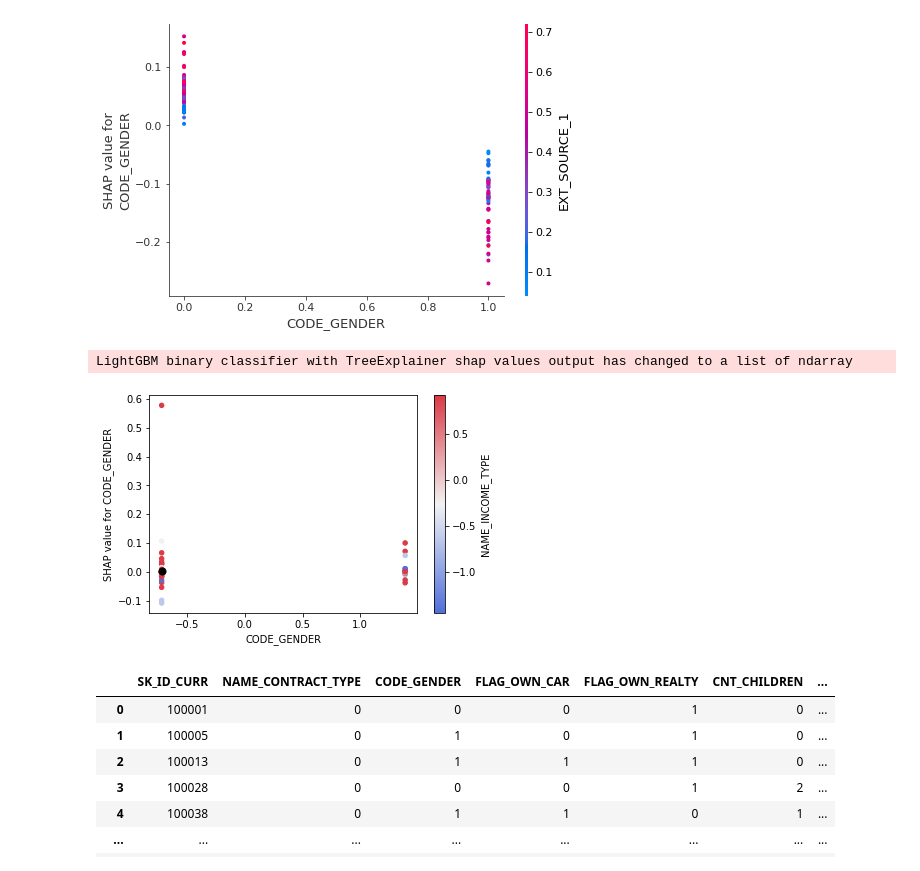
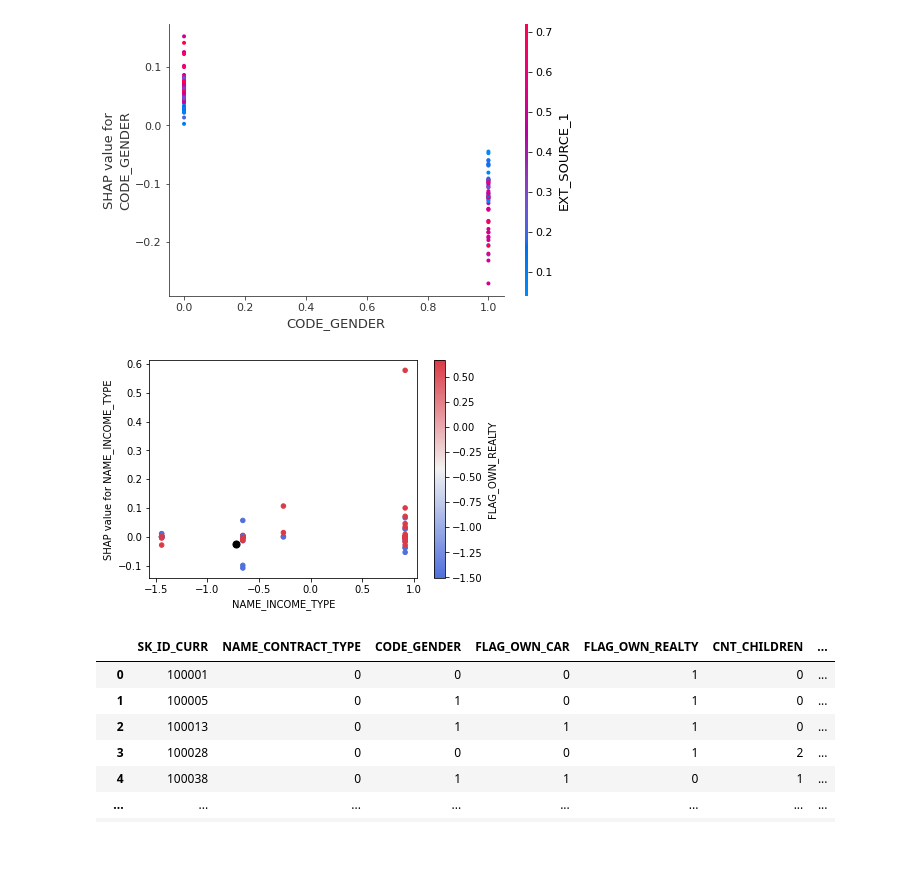
Before and after one commit to CecileLecoublet/Projet_credit, a Jupyter notebook: Dashboard/test.ipynb, the cells around one changed output. Cells and saved outputs as stored; diff of their text form; code cells hidden in the pictures.

Commit message:
Correction des choix de features shap

```diff
--- a/Dashboard/test.ipynb
+++ b/Dashboard/test.ipynb
@@ -54,18 +54,17 @@ def dep_plt(col, color_by, base_actual_df, base_shap_df, overlay_x, overlay_y):
 # %%
 X_train = X_train_scaled[0:122]
 shap_values_train = explainer.shap_values(X_train)
 j = 0
 for i in range(0, len(imp_cols)):
     #plot the top var and color by the 2nd var
     if i == 0 :
-        dep_plt(imp_cols[i], imp_cols[2],
+        dep_plt(imp_cols[2], imp_cols[3],
         X_train,
         shap_values_train[0][i],
         X_test_scaled.iloc[j,:][imp_cols[i]],
-        shap_values[0][i][0])
+        shap_values[0][i][3])
 # %% [output]
-LightGBM binary classifier with TreeExplainer shap values output has changed to a list of ndarray
-[figure, old version]
+[figure, new version]
 # %%
 X_test
 # %% [output]
```
Also changed, not shown: 1 other file.
